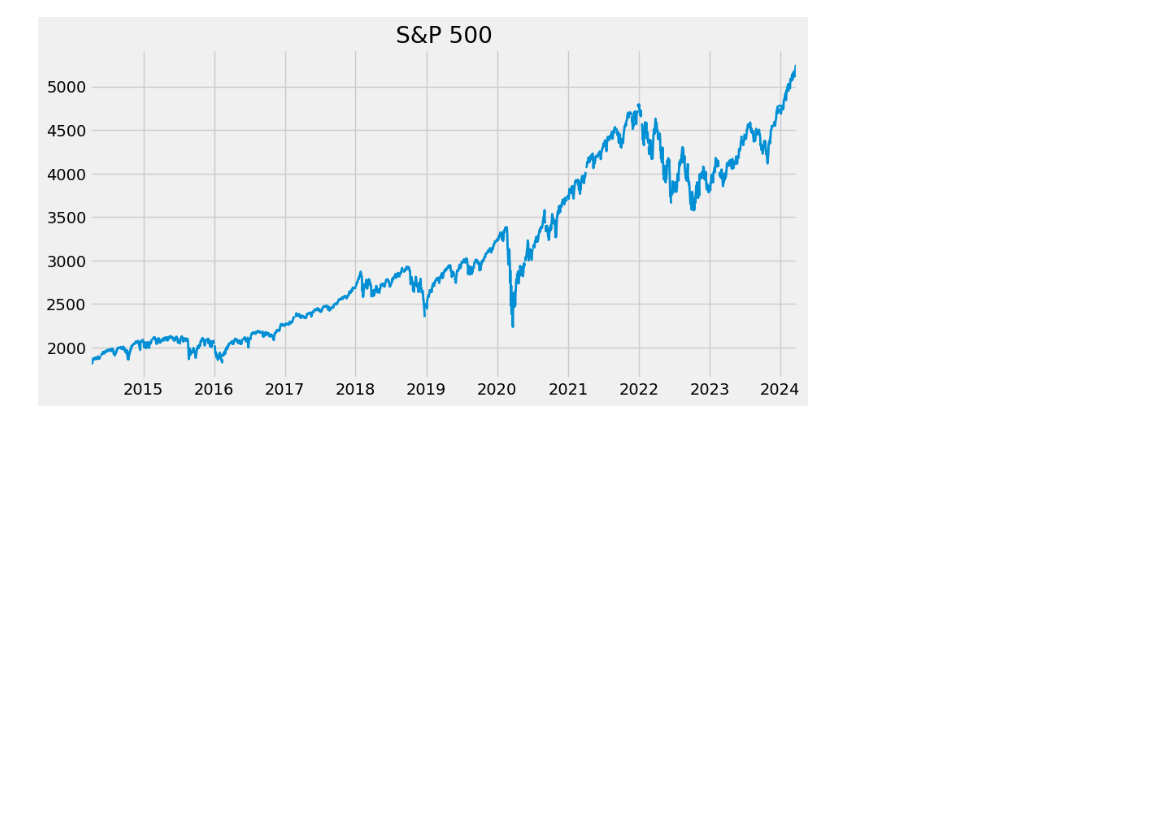
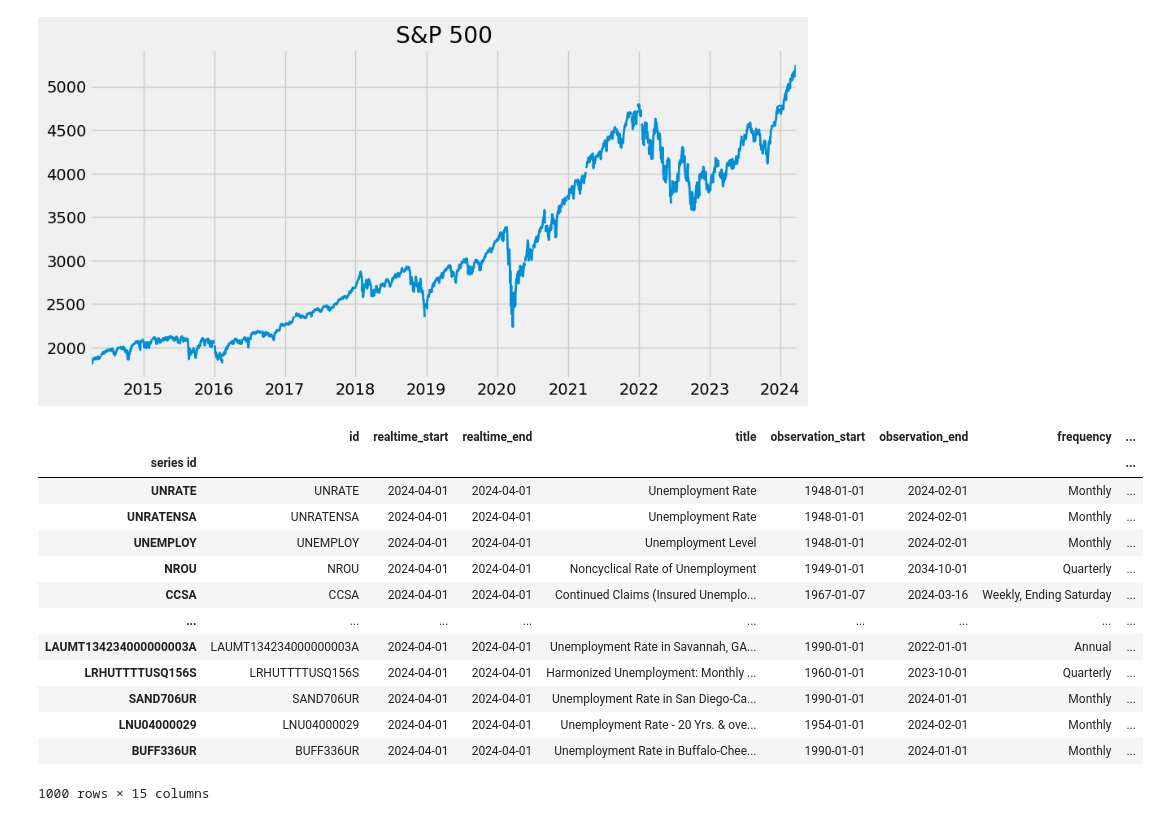
Before and after one commit to jamespairepo/economic_analysis_with_pandas, a Jupyter notebook: pandas_fred.ipynb, the cells around one changed output. Drawn from its saved outputs; the diff is of its cells as text; code cells hidden in the pictures; blank space fills up the shorter version.

```diff
--- a/pandas_fred.ipynb
+++ b/pandas_fred.ipynb
@@ -51,3 +51,22 @@ sp500.plot(figsize=(10,5),title='S&P 500', lw=2)
 [figure]
 # %%
 # pull and join series
+
+unemp_results = fred.search('unemployment')
+
+unemp_results
+# %% [output]
+|  | id | realtime_start | realtime_end | title | observation_start | observation_end | frequency | ... |
+| series id |  |  |  |  |  |  |  | ... |
+| UNRATE | UNRATE | 2024-04-01 | 2024-04-01 | Unemployment Rate | 1948-01-01 | 2024-02-01 | Monthly | ... |
+| UNRATENSA | UNRATENSA | 2024-04-01 | 2024-04-01 | Unemployment Rate | 1948-01-01 | 2024-02-01 | Monthly | ... |
+| UNEMPLOY | UNEMPLOY | 2024-04-01 | 2024-04-01 | Unemployment Level | 1948-01-01 | 2024-02-01 | Monthly | ... |
+| NROU | NROU | 2024-04-01 | 2024-04-01 | Noncyclical Rate of Unemployment | 1949-01-01 | 2034-10-01 | Quarterly | ... |
+| CCSA | CCSA | 2024-04-01 | 2024-04-01 | Continued Claims (Insured Unemplo... | 1967-01-07 | 2024-03-16 | Weekly, Ending Saturday | ... |
+| ... | ... | ... | ... | ... | ... | ... | ... | ... |
+| LAUMT134234000000003A | LAUMT134234000000003A | 2024-04-01 | 2024-04-01 | Unemployment Rate in Savannah, GA... | 1990-01-01 | 2022-01-01 | Annual | ... |
+| LRHUTTTTUSQ156S | LRHUTTTTUSQ156S | 2024-04-01 | 2024-04-01 | Harmonized Unemployment: Monthly ... | 1960-01-01 | 2023-10-01 | Quarterly | ... |
+| SAND706UR | SAND706UR | 2024-04-01 | 2024-04-01 | Unemployment Rate in San Diego-Ca... | 1990-01-01 | 2024-01-01 | Monthly | ... |
+| LNU04000029 | LNU04000029 | 2024-04-01 | 2024-04-01 | Unemployment Rate - 20 Yrs. & ove... | 1954-01-01 | 2024-02-01 | Monthly | ... |
+| BUFF336UR | BUFF336UR | 2024-04-01 | 2024-04-01 | Unemployment Rate in Buffalo-Chee... | 1990-01-01 | 2024-01-01 | Monthly | ... |
+1000 rows × 15 columns
```
Also changed, not shown: parts of 8 cells of this notebook, 1 other file.
